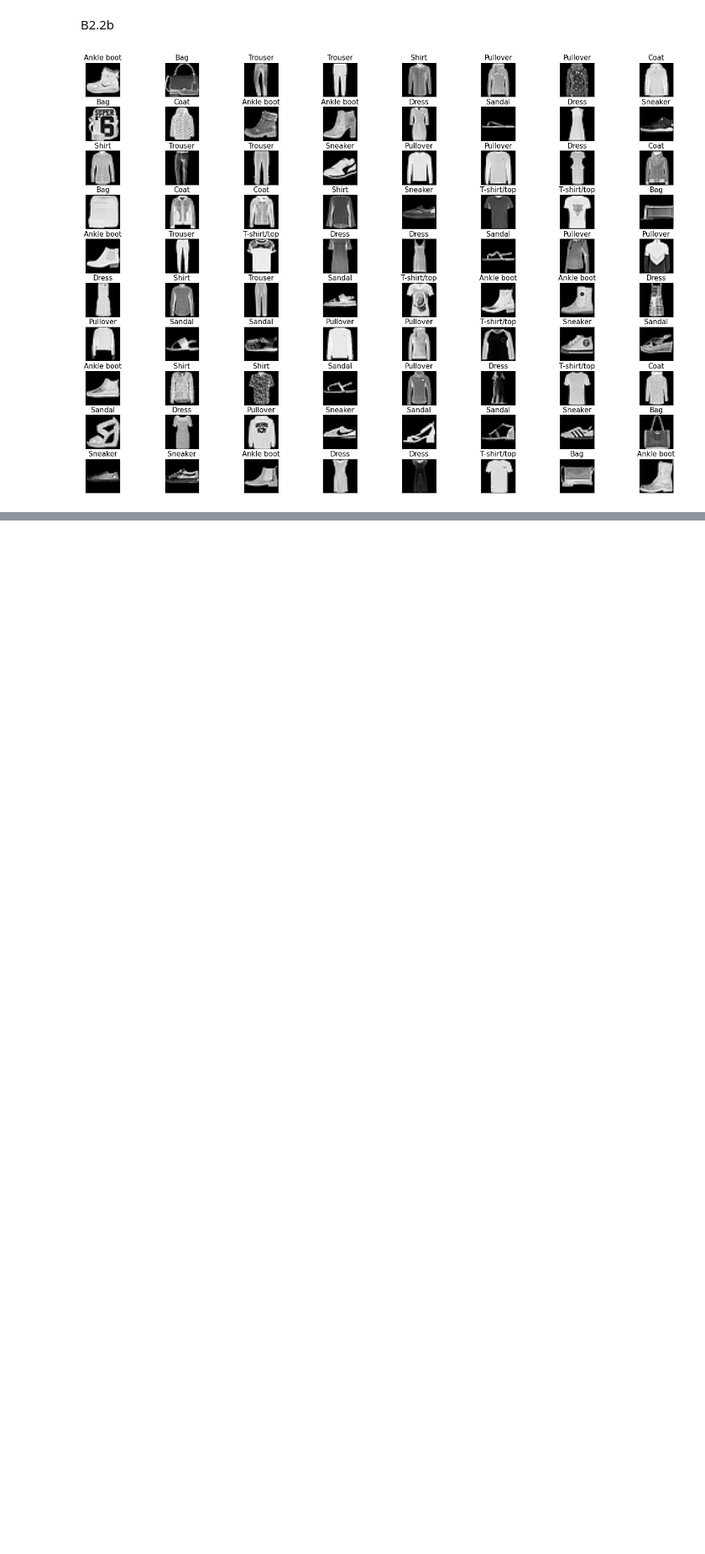
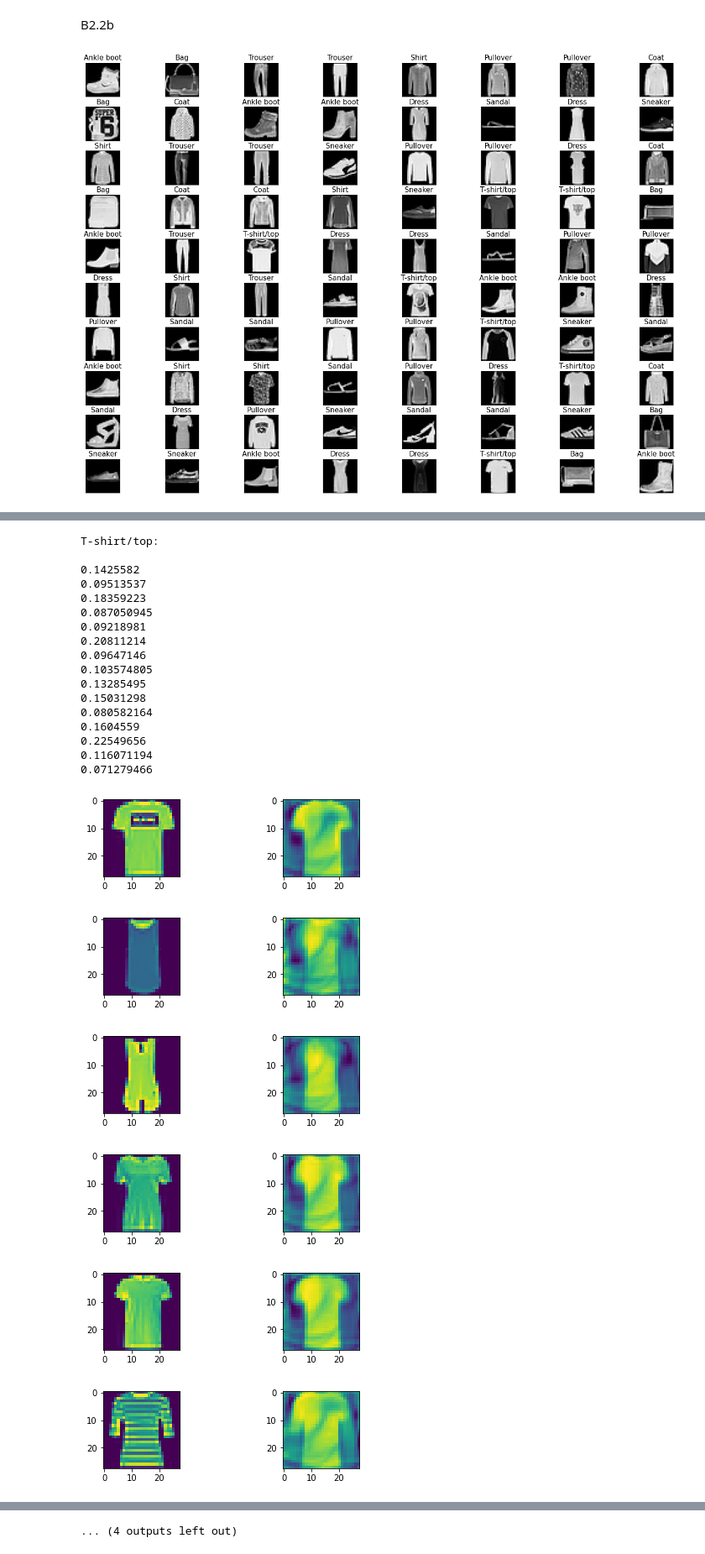
Before and after one commit to ZChen143/ML, a Jupyter notebook: ml.ipynb, the cells around one changed output, grey strips where cells are left out. Shown at 84% size. Drawn from its saved outputs; the diff is of its cells as text; code cells hidden in the pictures; blank space fills up the shorter version.

```diff
--- a/ml.ipynb
+++ b/ml.ipynb
@@ -471,0 +502,45 @@ fig.tight_layout()
+# %%
+def reconstrcut_30_images(n):
+    num_class = 0
+    print(classes[n]+':\n')
+    for data in dataset:
+        images = np.array(data[0][0])
+        labels = data[1]
+        if(num_class == 15):
+            break
+        if(labels == n):
+            plt.figure(figsize=(30,30))
+            plt.subplot(15,8,num_class*8+1)
+            plt.imshow(images)
+            lowDmat = np.dot(images.reshape(1,28*28), pca.components_[0:24].T)
+            reconMat = np.dot(lowDmat,pca.components_[:24])
+            plt.subplot(15,8,num_class*8+2)
+            plt.imshow(reconMat.reshape(28,28))
+            print(mean_squared_error(images.reshape(1,28*28), reconMat))
+            num_class += 1
+# %%
+reconstrcut_30_images(0)
+# %% [output]
+T-shirt/top:
+
+0.1425582
+0.09513537
+0.18359223
+0.087050945
+0.09218981
+0.20811214
+0.09647146
+0.103574805
+0.13285495
+0.15031298
+0.080582164
+0.1604559
+0.22549656
+0.116071194
+0.071279466
+[figure, added]
+[figure, added]
+[figure, added]
+[figure, added]
+[figure, added]
+[figure, added]
@@ -471,0 +552 @@ fig.tight_layout()
+... (4 outputs left out)
```
Also changed, not shown: parts of 24 cells of this notebook.
